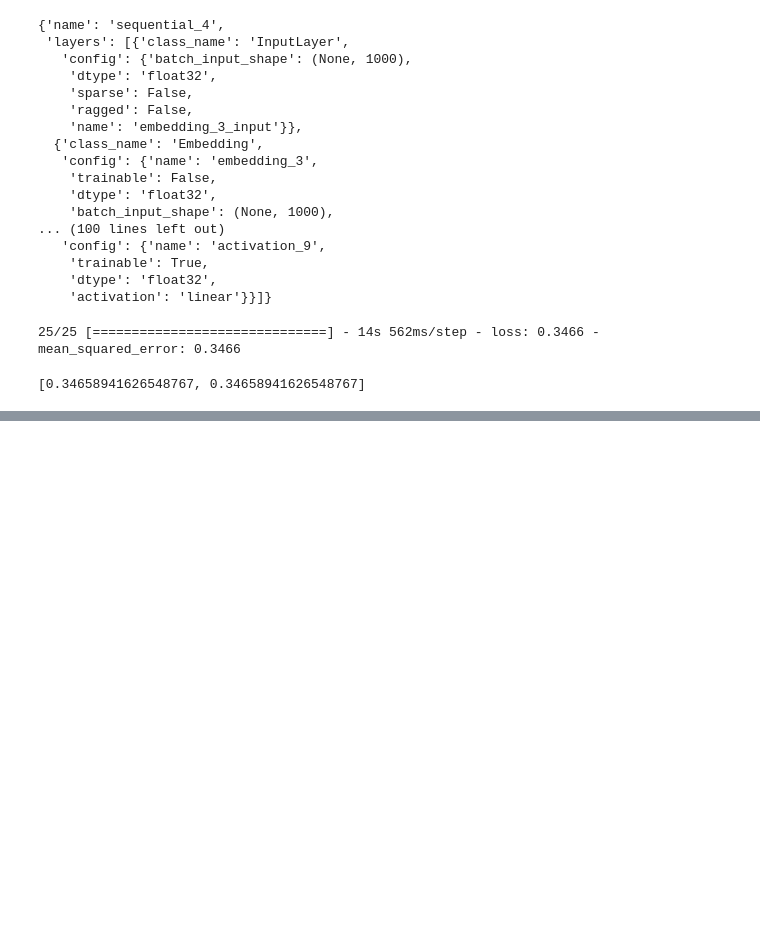
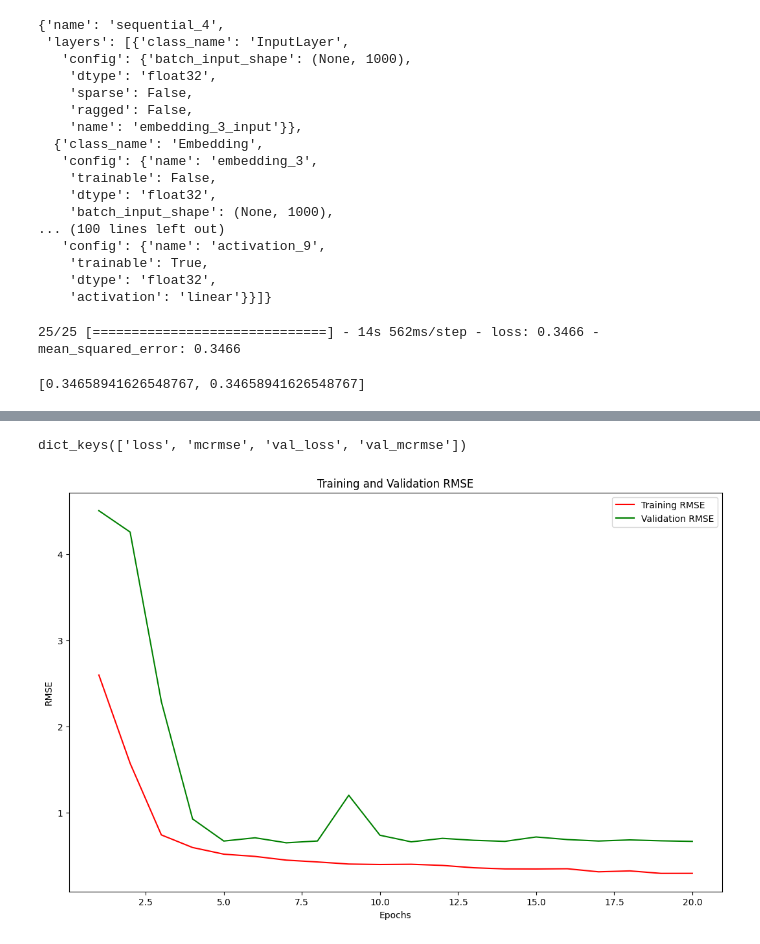
Before and after one commit to kshitij-mittal/automatic-essay-grading-DL, a Jupyter notebook: 04_deep_learning/DL_Modelng_v3-LSTMs.ipynb, the cells around one changed output, grey strips where cells are left out. Cells and saved outputs as stored; diff of their text form; code cells hidden in the pictures; blank space fills up the shorter version.

Commit message:
Modeling updates - 05/21

```diff
--- a/04_deep_learning/DL_Modelng_v3-LSTMs.ipynb
+++ b/04_deep_learning/DL_Modelng_v3-LSTMs.ipynb
@@ -451,0 +440,4 @@ model_lstm_1.evaluate(X_test, Y_test)
+# %%
+def mcrmse(y_true, y_pred):
+    colwise_mse = tf.reduce_mean(tf.square(y_true - y_pred), axis=0)
+    return tf.reduce_mean(tf.sqrt(colwise_mse), axis=0)
@@ -451,0 +493,3 @@ model_lstm_1.evaluate(X_test, Y_test)
+# %%
+mod_lstm_cnn=LSTM_CNN1D()
+mod_lstm_cnn.summary()
@@ -451,0 +521,14 @@ model_lstm_1.evaluate(X_test, Y_test)
+# %%
+filepath="/home/jupyter/automatic-essay-grading-DL/05_Model_files'/lstm_glove_weights_best"
+checkpoint = ModelCheckpoint(filepath, monitor='val_mcrmse',
+                             verbose=1, save_best_only=True, save_weights_only=False, overwrite=True, mode='min')
+
+#only save model if it reduces MSE
+callbacks_list = [checkpoint]
+
+mod_lstm_cnn_history = mod_lstm_cnn.fit(X_train, Y_train,
+                    batch_size=batch_size,
+                    epochs=num_epochs,
+                    validation_split=0.2,
+                    callbacks = callbacks_list,
+                    verbose=1)
@@ -451,0 +554,23 @@ model_lstm_1.evaluate(X_test, Y_test)
+# %%
+mod_lstm_cnn_history.history.keys()
+# %% [output]
+dict_keys(['loss', 'mcrmse', 'val_loss', 'val_mcrmse'])
+# %%
+def plot_train_rmse(history):
+    """
+    Plot the keras epoch results thru training
+    """
+    h = history.history
+    epochs = range(1, len(h['mcrmse']) + 1)
+    plt.subplots(1,1,figsize=(13,8))
+    plt.plot(epochs, h['mcrmse'], 'r', label='Training RMSE')
+    plt.plot(epochs, h['val_mcrmse'], 'g', label='Validation RMSE')
+    plt.title('Training and Validation RMSE')
+    plt.xlabel('Epochs')
+    plt.ylabel('RMSE')
+    plt.legend()
+    plt.show()
+# %%
+plot_train_rmse(mod_lstm_cnn_history)
+# %% [output]
+[figure, added]
```
Also changed, not shown: parts of 35 cells of this notebook, 3 other files.
